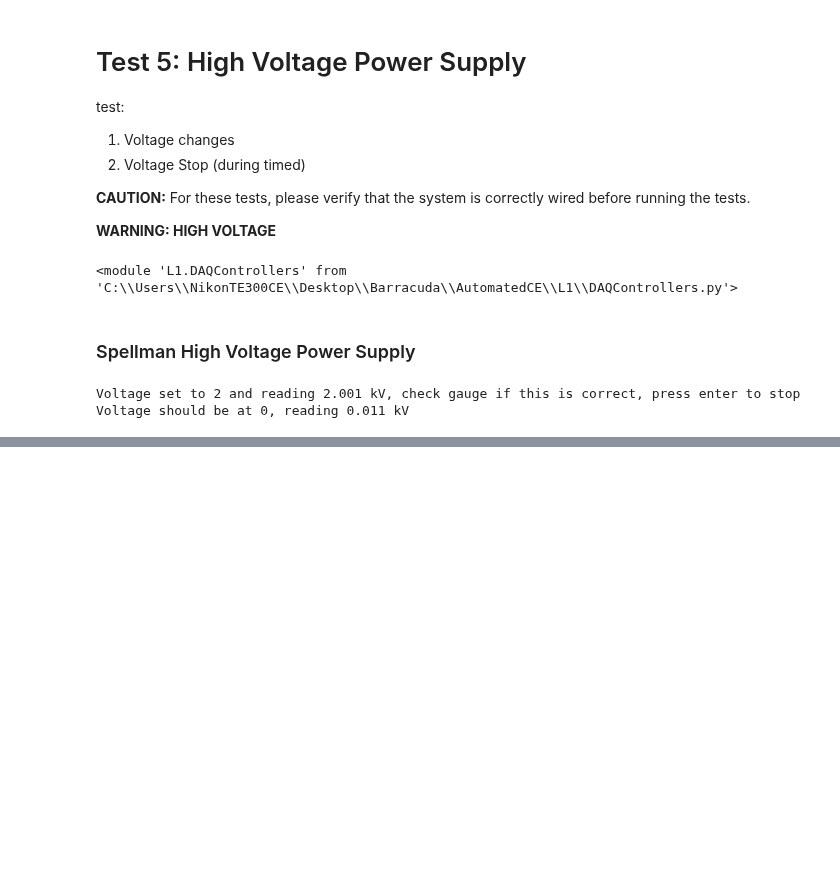
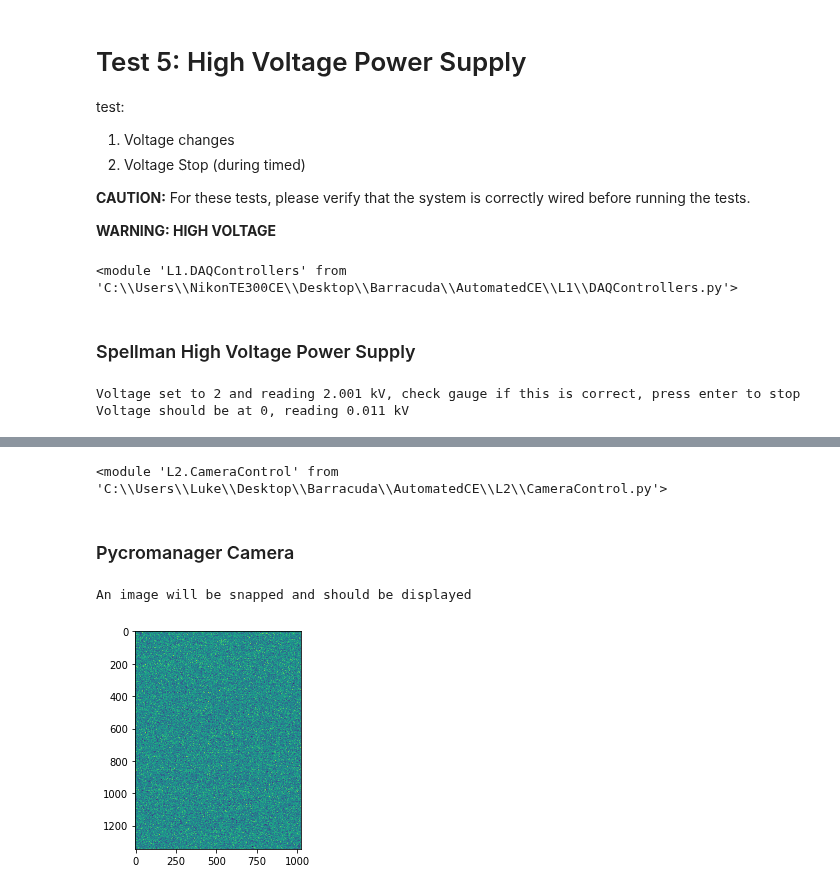
Before and after one commit to brae-pete/AutomatedCE, a Jupyter notebook: testing/Hardware Tests.ipynb, the cells around one changed output, grey strips where cells are left out. Drawn from its saved outputs; the diff is of its cells as text; code cells hidden in the pictures; blank space fills up the shorter version.

Commit message:
Camera Testing

```diff
--- a/testing/Hardware Tests.ipynb
+++ b/testing/Hardware Tests.ipynb
@@ -430,0 +437,47 @@ ctl.close()
+# %%
+from L1 import Controllers
+from L2 import CameraControl
+import matplotlib.pyplot as plt
+import time
+
+reload(Controllers)
+reload(CameraControl)
+# %% [output]
+<module 'L2.CameraControl' from 'C:\\Users\\Luke\\Desktop\\Barracuda\\AutomatedCE\\L2\\CameraControl.py'>
+# %%
+def check_single_snap(cam):
+    print("An image will be snapped and should be displayed")
+    f = plt.figure("Test Image")
+    plt.imshow(cam.snap())
+
+def record_image_arrival(img):
+    print(f"Image has arrived, of type {type(img)}, and first value is {img[0][0]}")
+
+def check_multiple(cam):
+    print("Following this message there should be several updates that an image has arrived")
+    cam.add_callback(record_image_arrival)
+    cam.continuous_snap()
+    time.sleep(2)
+    cam.stop()
+
+def check_exposure(cam):
+    print("The exposure will be set to 35 and should read 35 afterwards")
+    cam.set_exposure(35)
+    exp = cam.get_exposure()
+    if round(exp) != 35:
+        print("Warning: Exposure was not set")
+    else:
+        print("Exposure was set and read corrrectly")
+# %% [markdown]
+### Pycromanager Camera
+# %%
+CAMERA_CONFIG = r"C:\Users\Luke\Desktop\Barracuda\AutomatedCE\config\OrcaFlash.cfg"
+ctl = Controllers.PycromanagerController(config = CAMERA_CONFIG)
+ctl.open()
+cam = CameraControl.PycromanagerControl(ctl, 'Camera')
+cam.startup()
+# %%
+check_single_snap(cam)
+# %% [output]
+An image will be snapped and should be displayed
+[figure, added]
```
Also changed, not shown: parts of 4 cells of this notebook, 2 other files.
